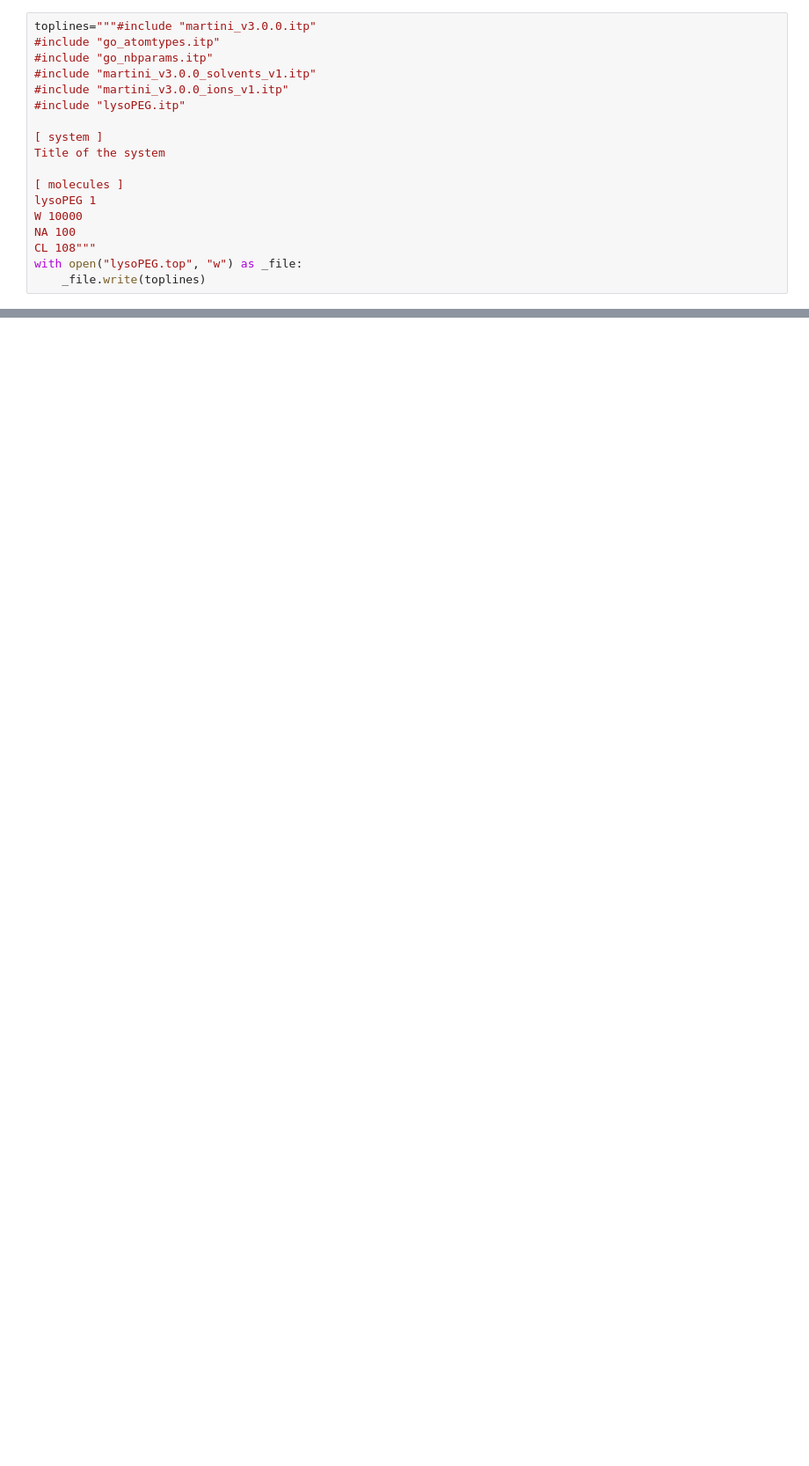
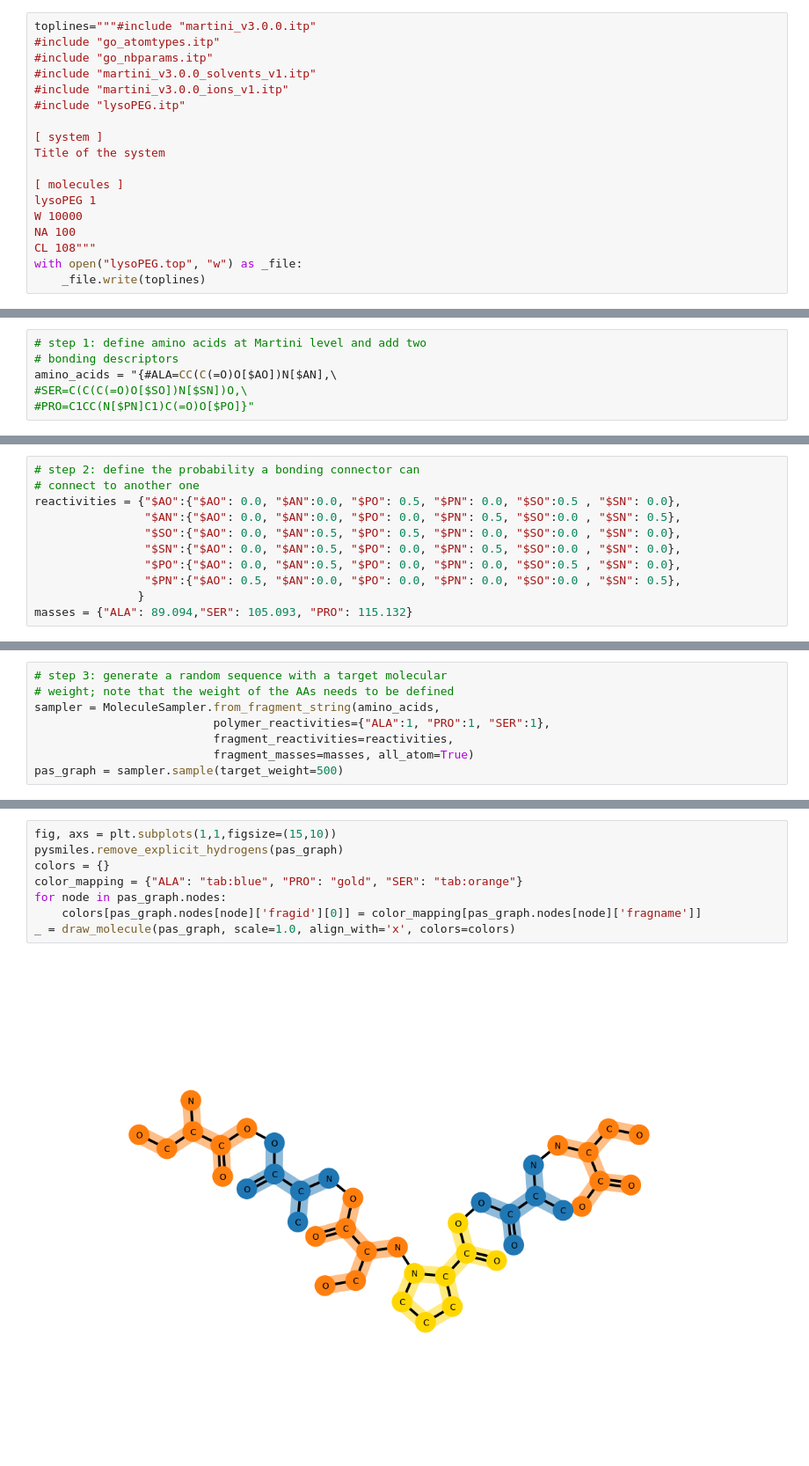
Before and after one commit to polyply/PEGylation, a Jupyter notebook: tutorial_data/PEGylatedProteins.ipynb, the cells around one changed output, grey strips where cells are left out. Shown at 88% size. Drawn from its saved outputs; the diff is of its cells as text; blank space fills up the shorter version.

```diff
--- a/tutorial_data/PEGylatedProteins.ipynb
+++ b/tutorial_data/PEGylatedProteins.ipynb
@@ -238,0 +304,6 @@ sorted_mol_nodes
+# %%
+# step 1: define amino acids at Martini level and add two
+# bonding descriptors
+amino_acids = "{#ALA=CC(C(=O)O[$AO])N[$AN],\
+#SER=C(C(C(=O)O[$SO])N[$SN])O,\
+#PRO=C1CC(N[$PN]C1)C(=O)O[$PO]}"
@@ -238,0 +312,11 @@ sorted_mol_nodes
+# %%
+# step 2: define the probability a bonding connector can
+# connect to another one
+reactivities = {"$AO":{"$AO": 0.0, "$AN":0.0, "$PO": 0.5, "$PN": 0.0, "$SO":0.5 , "$SN": 0.0},
+                "$AN":{"$AO": 0.0, "$AN":0.0, "$PO": 0.0, "$PN": 0.5, "$SO":0.0 , "$SN": 0.5},
+                "$SO":{"$AO": 0.0, "$AN":0.5, "$PO": 0.5, "$PN": 0.0, "$SO":0.0 , "$SN": 0.0},
+                "$SN":{"$AO": 0.0, "$AN":0.5, "$PO": 0.0, "$PN": 0.5, "$SO":0.0 , "$SN": 0.0},
+                "$PO":{"$AO": 0.0, "$AN":0.5, "$PO": 0.0, "$PN": 0.0, "$SO":0.5 , "$SN": 0.0},
+                "$PN":{"$AO": 0.5, "$AN":0.0, "$PO": 0.0, "$PN": 0.0, "$SO":0.0 , "$SN": 0.5},
+               }
+masses = {"ALA": 89.094,"SER": 105.093, "PRO": 115.132}
@@ -238,0 +325,8 @@ sorted_mol_nodes
+# %%
+# step 3: generate a random sequence with a target molecular
+# weight; note that the weight of the AAs needs to be defined
+sampler = MoleculeSampler.from_fragment_string(amino_acids,
+                          polymer_reactivities={"ALA":1, "PRO":1, "SER":1},
+                          fragment_reactivities=reactivities,
+                          fragment_masses=masses, all_atom=True)
+pas_graph = sampler.sample(target_weight=500)
@@ -238,0 +335,10 @@ sorted_mol_nodes
+# %%
+fig, axs = plt.subplots(1,1,figsize=(15,10))
+pysmiles.remove_explicit_hydrogens(pas_graph)
+colors = {}
+color_mapping = {"ALA": "tab:blue", "PRO": "gold", "SER": "tab:orange"}
+for node in pas_graph.nodes:
+    colors[pas_graph.nodes[node]['fragid'][0]] = color_mapping[pas_graph.nodes[node]['fragname']]
+_ = draw_molecule(pas_graph, scale=1.0, align_with='x', colors=colors)
+# %% [output]
+[figure, added]
```
Also changed, not shown: parts of 53 cells of this notebook, 11 other files.
